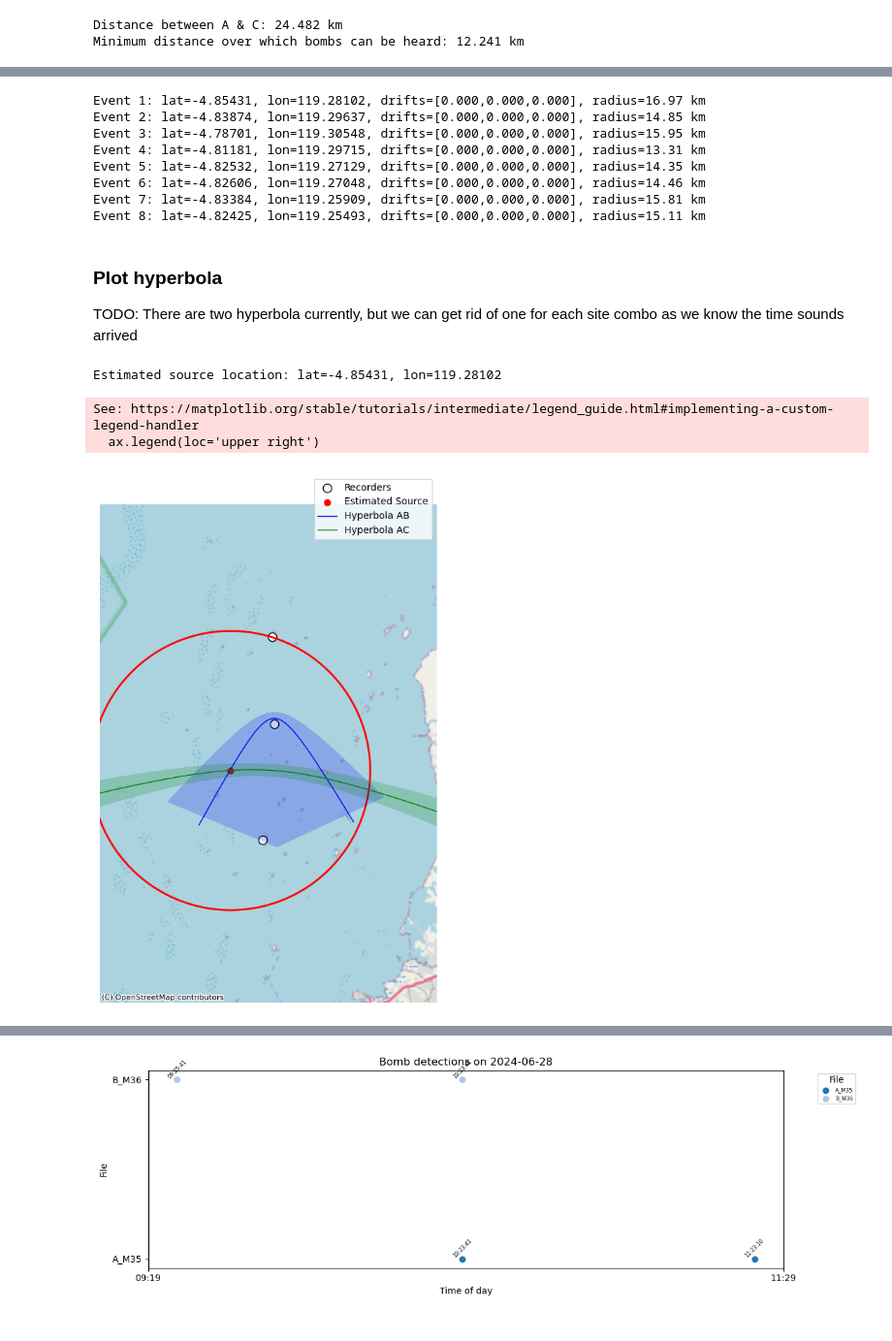
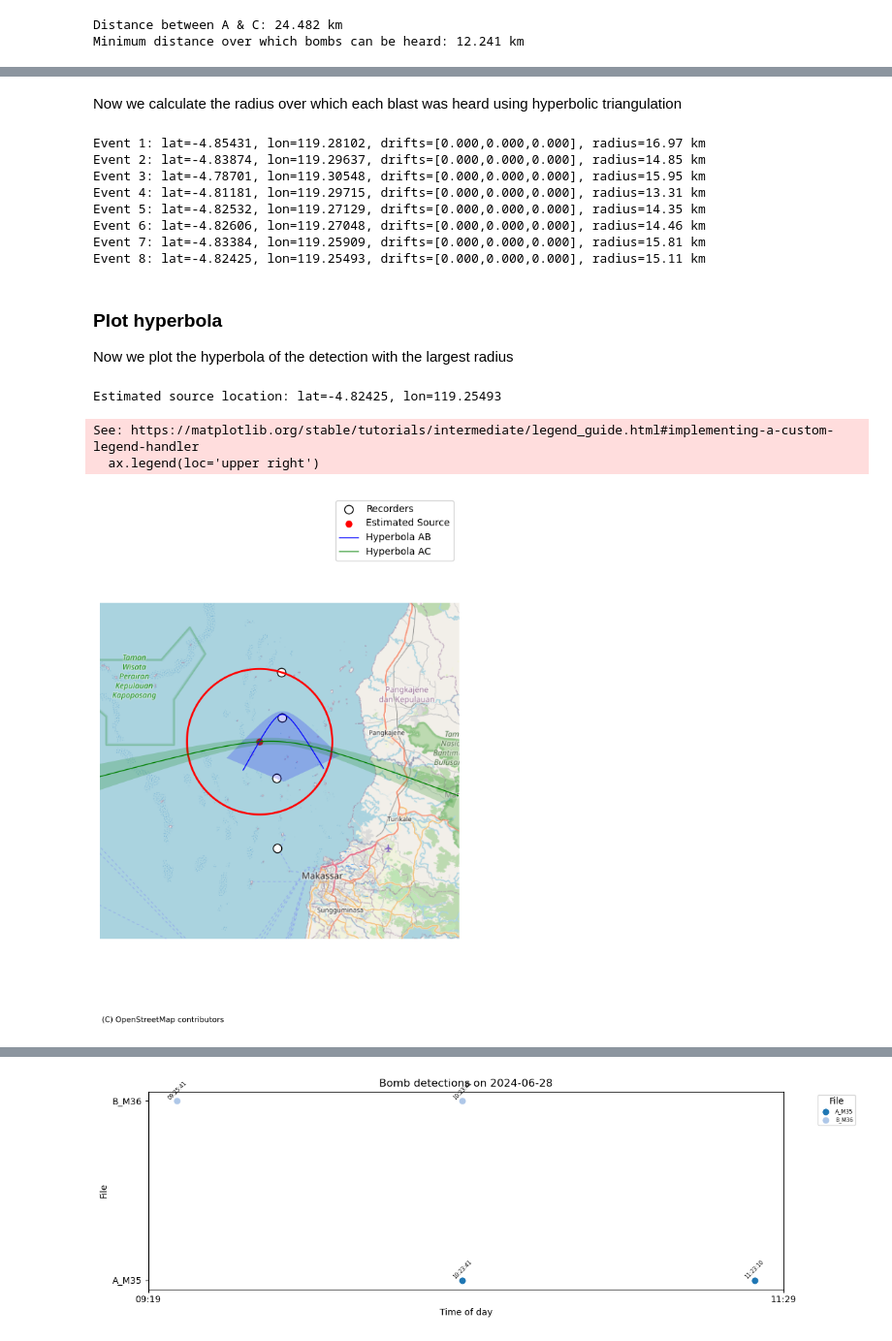
Before and after one commit to BenUCL/Bomb-Fishing, a Jupyter notebook: code/misc/timeline_plots.ipynb, the cells around one changed output, grey strips where cells are left out. Shown at 97% size. Cells and saved outputs as stored; diff of their text form; code cells hidden in the pictures.

Commit message:
add 4th recorder to plots

```diff
--- a/code/misc/timeline_plots.ipynb
+++ b/code/misc/timeline_plots.ipynb
@@ -353,18 +355,8 @@ time_sets: List[List[datetime]] = [
      datetime(2024,7,4,4,49,27,700000),
      datetime(2024,7,4,4,49,31)]
 ]
-# %%
-# Inputs: geographic coords (lat, lon) and detection times
-a_coords_geo: List[Tuple[float, float]] = [
-    (-4.70878, 119.32657), # A
-    (-4.80363, 119.32858), # B
-    (-4.92992, 119.31595), # C
-]
-times: List[datetime] = [
-    datetime(2024, 7, 1, 23, 23, 37),  # A
-    datetime(2024, 7, 1, 23, 23, 31),  # B
-    datetime(2024, 7, 1, 23, 23, 32),  # C
-]
+# %% [markdown]
+Now we calculate the radius over which each blast was heard using hyperbolic triangulation
 # %%
 # CELL 1: Hyperbolic triangulation in local Cartesian coordinates
 
@@ -512,9 +508,9 @@ Event 5: lat=-4.82532, lon=119.27129, drifts=[0.000,0.000,0.000], radius=14.35 k
 Event 6: lat=-4.82606, lon=119.27048, drifts=[0.000,0.000,0.000], radius=14.46 km
 Event 7: lat=-4.83384, lon=119.25909, drifts=[0.000,0.000,0.000], radius=15.81 km
 Event 8: lat=-4.82425, lon=119.25493, drifts=[0.000,0.000,0.000], radius=15.11 km
-# %% [markdown]
-### Plot hyperbola
-TODO: There are two hyperbola currently, but we can get rid of one for each site combo as we know the time sounds arrived
+# %% [markdown]
+### Plot hyperbola
+Now we plot the hyperbola of the detection with the largest radius
 # %%
 # CELL 2: Plot estimated source and TDOA hyperbolae with shaded clock‐drift bands
 
@@ -525,16 +521,20 @@ import contextily as ctx
 from shapely.geometry import Point, Polygon
 from math import sqrt
 
+# Add 4th site, D (not used in TDOA as no triple detections)
+plot_coords_geo = a_coords_geo + [
+    (-5.07711, 119.31749),
+]
 # Convert recorder and source locations to Web Mercator
 rec_map = gpd.GeoDataFrame(
-    {'label': ['A','B','C']},
-    geometry=[Point(lon, lat) for lat, lon in a_coords_geo],
-    crs='EPSG:4326'
+    {"label": ["A","B","C","D"]},
+    geometry=[Point(lon, lat) for lat, lon in plot_coords_geo],
+    crs="EPSG:4326"
 ).to_crs(epsg=3857)
 
 src_map = gpd.GeoDataFrame(
     {'label': ['Source']},
-    geometry=[Point(lon_est, lat_est)],
+    geometry=[Point(largest_lon, largest_lat)],
     crs='EPSG:4326'
 ).to_crs(epsg=3857)
 
@@ -542,8 +542,8 @@ src_map = gpd.GeoDataFrame(
 foci = list(zip(rec_map.geometry.x, rec_map.geometry.y))
 
 # TDOA distances in metres (with ±1s clock uncertainty)
-delta21 = c * (times[1].timestamp() - times[0].timestamp())
-delta31 = c * (times[2].timestamp() - times[0].timestamp())
+delta21 = c * (largest_times[1].timestamp() - largest_times[0].timestamp())
+delta31 = c * (largest_times[2].timestamp() - largest_times[0].timestamp())
 drift_range = c  # ±1s = ±c metres
 
 def gen_hyperbola_branches(f1: tuple, f2: tuple, delta: float, num: int = 400):
@@ -591,10 +591,10 @@ src_map.plot(ax=ax, color='red', marker='o', markersize=40, label='Estimated Sou
 
 # Hearing-radius circle
 sx, sy = src_map.geometry.iloc[0].x, src_map.geometry.iloc[0].y
-circle = Point(sx, sy).buffer(radius_km * 1000, resolution=100)
+circle = Point(sx, sy).buffer(largest_radius * 1000, resolution=100)
 gpd.GeoSeries([circle], crs='EPSG:3857').plot(
     ax=ax, edgecolor='red', linewidth=2, facecolor='none',
-    label=f'Radius = {radius_km:.2f} km'
+    label=f'Radius = {largest_radius:.2f} km'
 )
 
 # Shaded ±1s band for AB
@@ -606,33 +606,33 @@ gpd.GeoSeries([poly_ab], crs='EPSG:3857').plot(
 ax.plot(ab_nom[:,0], ab_nom[:,1], color='blue', linewidth=1, label='Hyperbola AB')
 
 # Shaded ±1s band for AC
 poly_ac = Polygon(np.vstack((ac_lo, ac_hi[::-1])))
 gpd.GeoSeries([poly_ac], crs='EPSG:3857').plot(
     ax=ax, facecolor='green', alpha=0.2, edgecolor=None, label='±1 s AC'
 )
 # Nominal AC hyperbola
 ax.plot(ac_nom[:,0], ac_nom[:,1], color='green', linewidth=1, label='Hyperbola AC')
 
 # Basemap
 try:
     provider = ctx.providers.Stamen.Terrain
 except (AttributeError, KeyError):
     provider = ctx.providers.OpenStreetMap.Mapnik
 ctx.add_basemap(ax, source=provider, crs='EPSG:3857')
 
 # Zoom with buffer
 xmin, ymin, xmax, ymax = rec_map.total_bounds
-buf = max(xmax - xmin, ymax - ymin) * 0.8
+buf = max(xmax - xmin, ymax - ymin) * 1
 ax.set_xlim(xmin - buf, xmax + buf)
 ax.set_ylim(ymin - buf, ymax + buf)
 
 # Legend & tidy
 ax.legend(loc='upper right')
 ax.set_axis_off()
 plt.tight_layout()
 plt.show()
 # %% [output]
-Estimated source location: lat=-4.85431, lon=119.28102
+Estimated source location: lat=-4.82425, lon=119.25493
 See: https://matplotlib.org/stable/tutorials/intermediate/legend_guide.html#implementing-a-custom-legend-handler
   ax.legend(loc='upper right')
-[figure, old version]
+[figure, new version]
```
Also changed, not shown: parts of 8 cells of this notebook.
